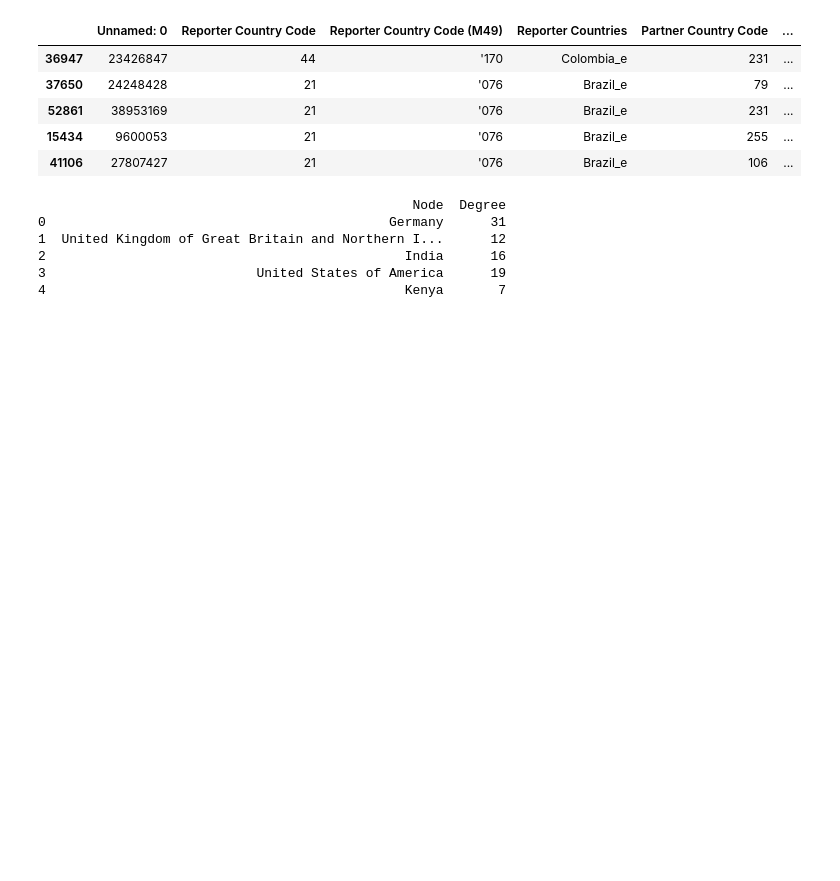
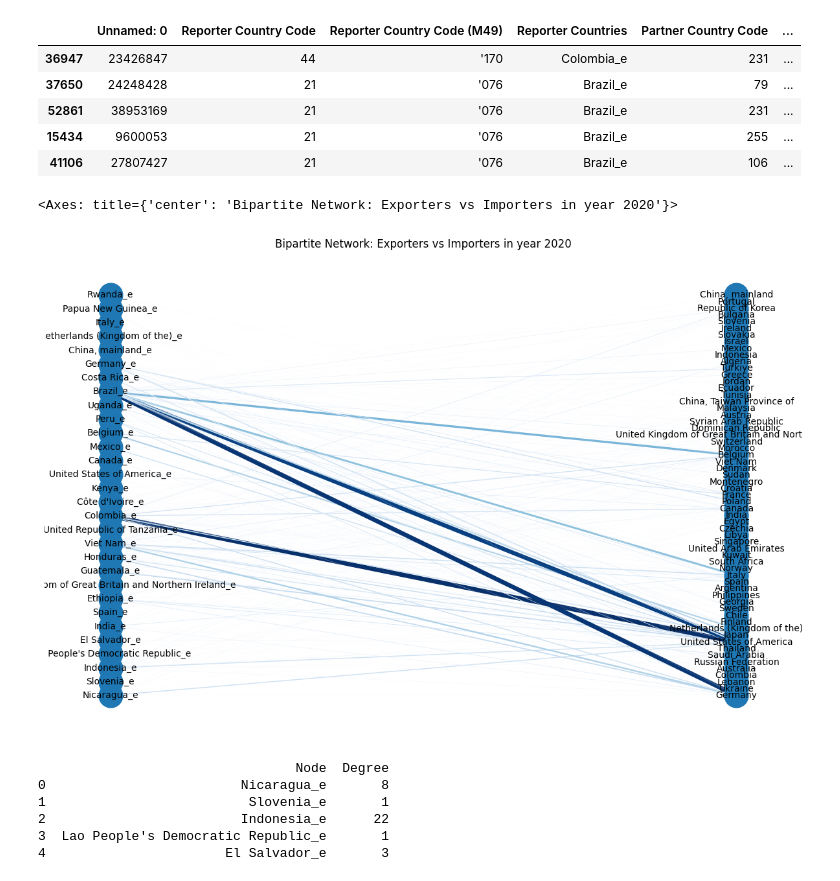
Before and after one commit to galeanojav/FAONet, a Jupyter notebook: FAONet_example.ipynb, the cells around one changed output. Cells and saved outputs as stored; diff of their text form; code cells hidden in the pictures; blank space fills up the shorter version.

```diff
--- a/FAONet_example.ipynb
+++ b/FAONet_example.ipynb
@@ -61,20 +62,17 @@ G = remove_zero_weight_edges(G)
 # %%
 
-plot_bipartite_network(G, group0_nodes=exporters, title="Bipartite Network: Exporters vs Importers")
+plot_bipartite_network2(G, group0_nodes=exporters, title="Bipartite Network: Exporters vs Importers in year 2020")
+# %% [output]
+<Axes: title={'center': 'Bipartite Network: Exporters vs Importers in year 2020'}>
+[figure, added]
 # %%
-
-
-
 # Compute degree
 degree_df = degree_by_group(G, exporters)
 print(degree_df.head())
-
-# Export to GML
-export_gml(G, 'trade_network.gml')
 # %% [output]
-                                                Node  Degree
-0                                            Germany      31
-1  United Kingdom of Great Britain and Northern I...      12
-2                                              India      16
-3                           United States of America      19
-4                                              Kenya       7
+                                 Node  Degree
+0                         Nicaragua_e       8
+1                          Slovenia_e       1
+2                         Indonesia_e      22
+3  Lao People's Democratic Republic_e       1
+4                       El Salvador_e       3
```
Also changed, not shown: parts of 2 cells of this notebook.
